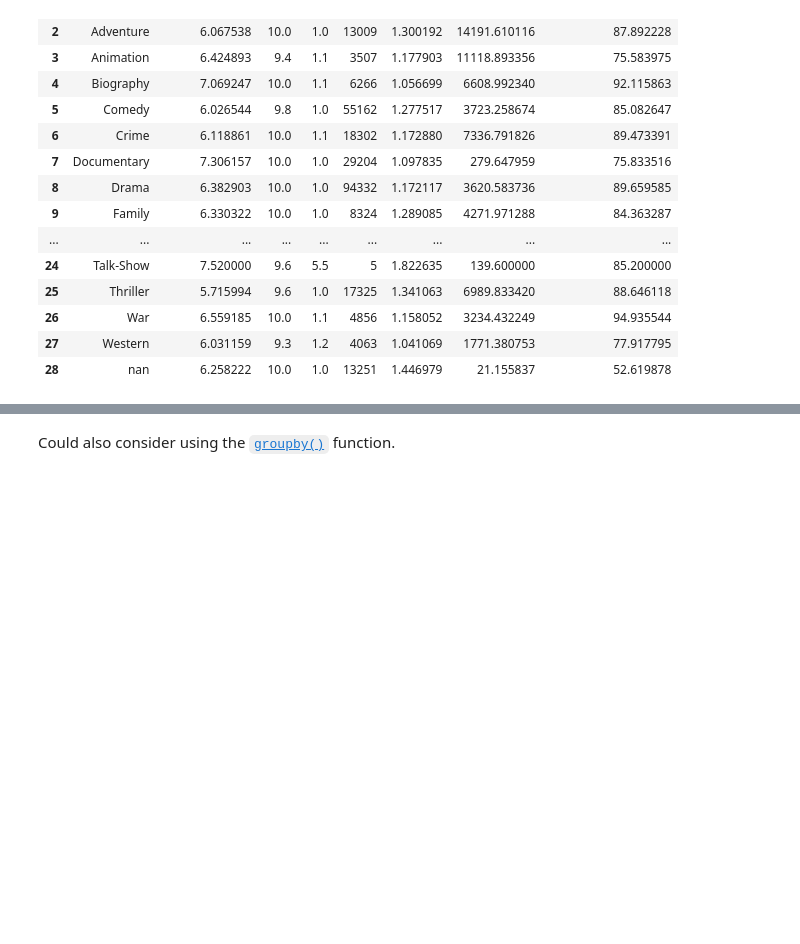
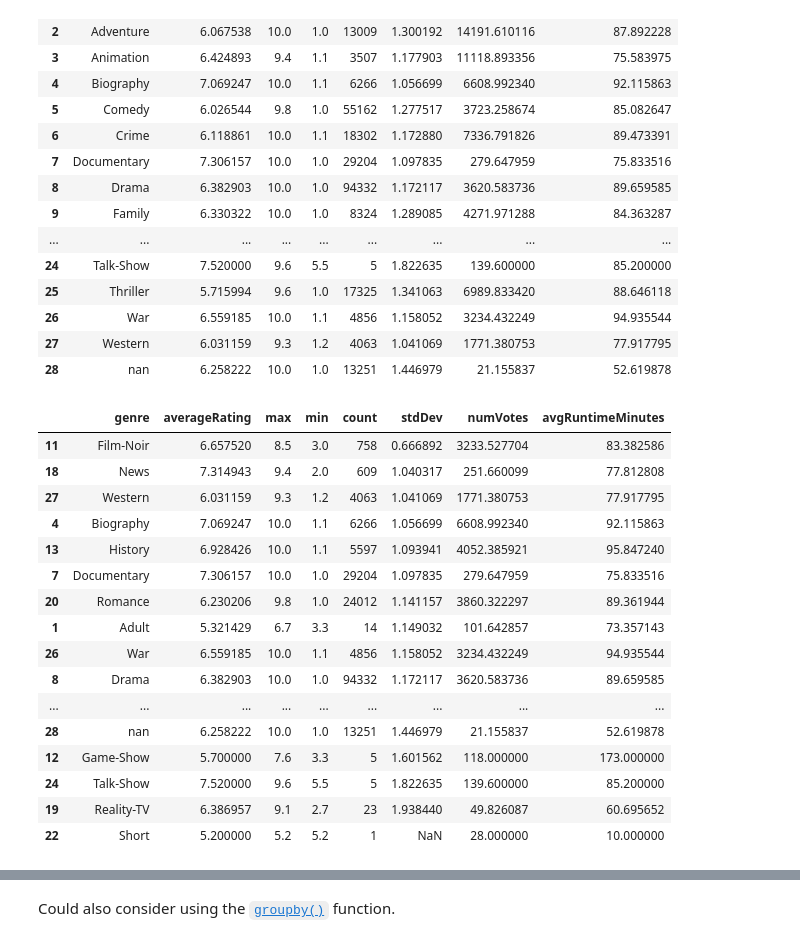
Before and after one commit to dniedermier-cscc/Scrum-Lords-Capstone-2018, a Jupyter notebook: IMDB/Working Notebooks/IMDB_Capstone_CS_v2.ipynb, the cells around one changed output, grey strips where cells are left out. Drawn from its saved outputs; the diff is of its cells as text; code cells hidden in the pictures; blank space fills up the shorter version.

```diff
--- a/IMDB/Working Notebooks/IMDB_Capstone_CS_v2.ipynb
+++ b/IMDB/Working Notebooks/IMDB_Capstone_CS_v2.ipynb
@@ -673,3 +683,23 @@ genre_avg
 | 26 | War | 6.559185 | 10.0 | 1.1 | 4856 | 1.158052 | 3234.432249 | 94.935544 |
 | 27 | Western | 6.031159 | 9.3 | 1.2 | 4063 | 1.041069 | 1771.380753 | 77.917795 |
 | 28 | nan | 6.258222 | 10.0 | 1.0 | 13251 | 1.446979 | 21.155837 | 52.619878 |
+# %%
+genre_avg.sort_values(by='stdDev', ascending=True)
+# %% [output]
+|  | genre | averageRating | max | min | count | stdDev | numVotes | avgRuntimeMinutes |
+| 11 | Film-Noir | 6.657520 | 8.5 | 3.0 | 758 | 0.666892 | 3233.527704 | 83.382586 |
+| 18 | News | 7.314943 | 9.4 | 2.0 | 609 | 1.040317 | 251.660099 | 77.812808 |
+| 27 | Western | 6.031159 | 9.3 | 1.2 | 4063 | 1.041069 | 1771.380753 | 77.917795 |
+| 4 | Biography | 7.069247 | 10.0 | 1.1 | 6266 | 1.056699 | 6608.992340 | 92.115863 |
+| 13 | History | 6.928426 | 10.0 | 1.1 | 5597 | 1.093941 | 4052.385921 | 95.847240 |
+| 7 | Documentary | 7.306157 | 10.0 | 1.0 | 29204 | 1.097835 | 279.647959 | 75.833516 |
+| 20 | Romance | 6.230206 | 9.8 | 1.0 | 24012 | 1.141157 | 3860.322297 | 89.361944 |
+| 1 | Adult | 5.321429 | 6.7 | 3.3 | 14 | 1.149032 | 101.642857 | 73.357143 |
+| 26 | War | 6.559185 | 10.0 | 1.1 | 4856 | 1.158052 | 3234.432249 | 94.935544 |
+| 8 | Drama | 6.382903 | 10.0 | 1.0 | 94332 | 1.172117 | 3620.583736 | 89.659585 |
+| ... | ... | ... | ... | ... | ... | ... | ... | ... |
+| 28 | nan | 6.258222 | 10.0 | 1.0 | 13251 | 1.446979 | 21.155837 | 52.619878 |
+| 12 | Game-Show | 5.700000 | 7.6 | 3.3 | 5 | 1.601562 | 118.000000 | 173.000000 |
+| 24 | Talk-Show | 7.520000 | 9.6 | 5.5 | 5 | 1.822635 | 139.600000 | 85.200000 |
+| 19 | Reality-TV | 6.386957 | 9.1 | 2.7 | 23 | 1.938440 | 49.826087 | 60.695652 |
+| 22 | Short | 5.200000 | 5.2 | 5.2 | 1 | NaN | 28.000000 | 10.000000 |
```
Also changed, not shown: parts of 30 cells of this notebook, 1 other file.
